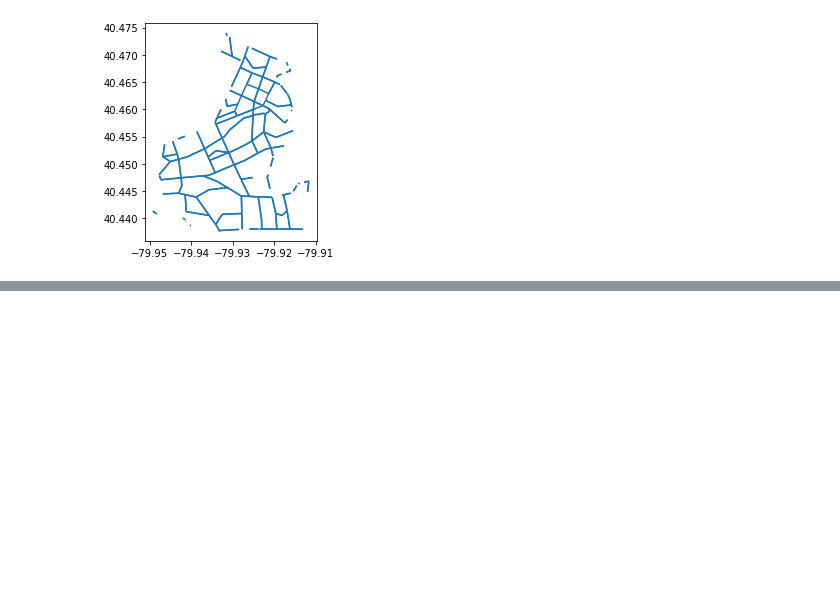
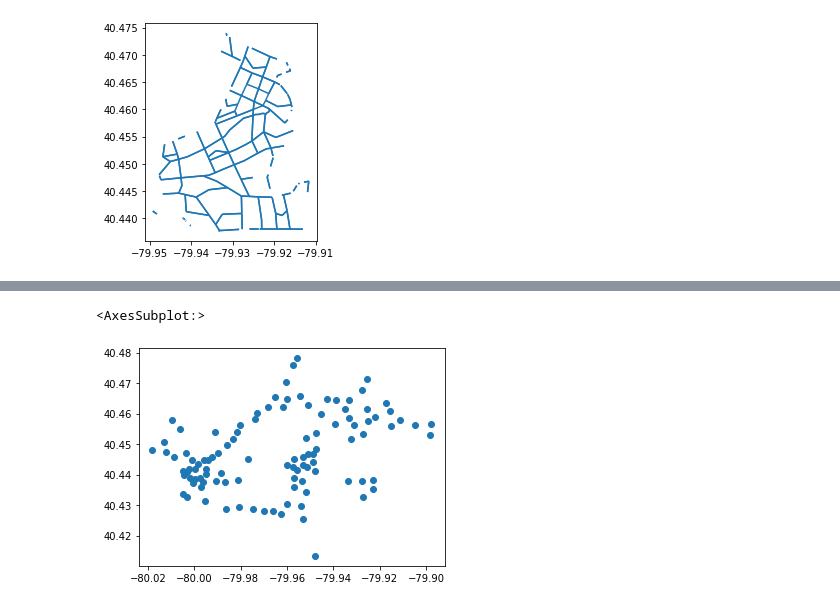
Before and after one commit to lgraff/Multimodal-Accessibility_notebooks, a Jupyter notebook: PGH_network.ipynb, the cells around one changed output, grey strips where cells are left out. Saved outputs shown, nothing was run; the diff lists cells and outputs as text; code cells hidden in the pictures; blank space fills up the shorter version.

```diff
--- a/PGH_network.ipynb
+++ b/PGH_network.ipynb
@@ -247,0 +244,4 @@ def draw_graph(G, all_node_color_map, node_color_legend, node_size, font_size, f
+# %%
+filename = 'pgh_bikeshare_depot_q3_2021.csv'
+bs_df = pd.read_csv(filename)
+bs_df.head()
@@ -247,0 +255,12 @@ def draw_graph(G, all_node_color_map, node_color_legend, node_size, font_size, f
+# %%
+# add position column, to be used when converting to networkx graph object
+bs_df['nx_pos'] = bs_df.apply(lambda p: nx_pos(p['Longitude'], p['Latitude']), axis=1)
+# %%
+# generate point geometry from x,y coords, so that the GIS clip function can be used to only
+# include depots within the study region
+bs_df['geometry'] = gpd.points_from_xy(bs_df.Longitude, bs_df.Latitude, crs="EPSG:4326")
+bs_gdf = gpd.GeoDataFrame(bs_df)  # convert to geo df
+bs_gdf.plot()
+# %% [output]
+<AxesSubplot:>
+[figure, added]
```
Also changed, not shown: parts of 47 cells of this notebook.
